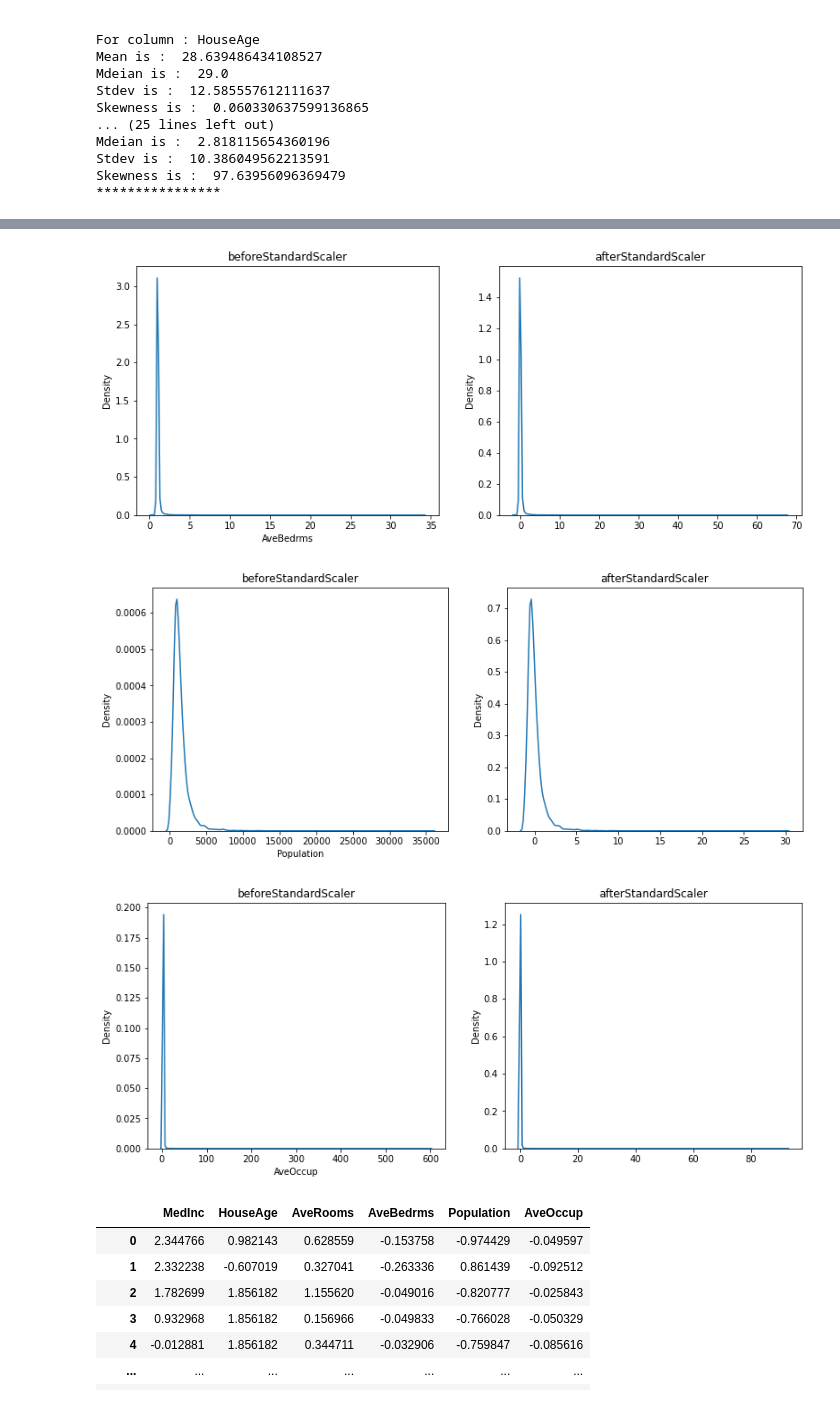
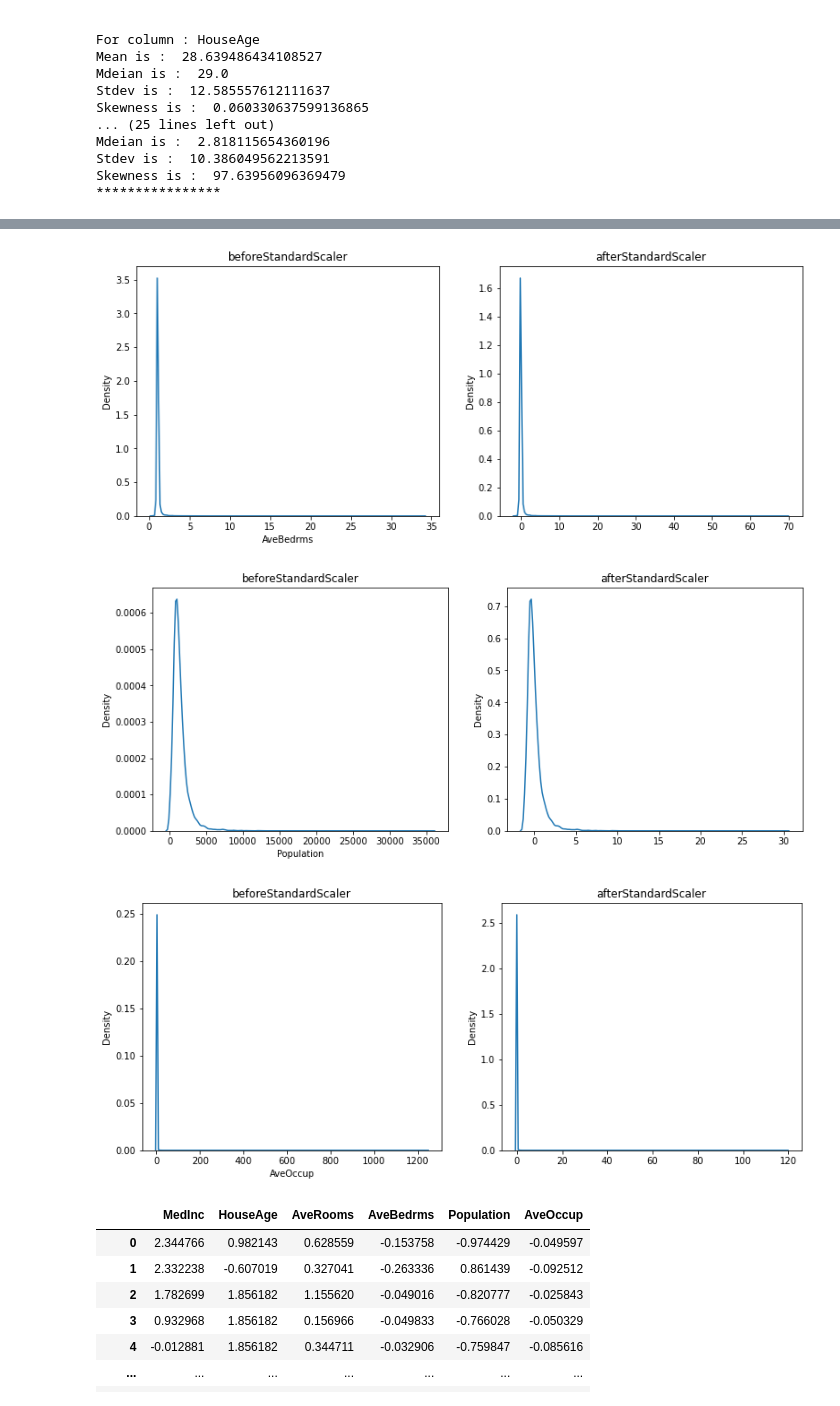
Before and after one commit to ganeshhub94/ML_Tweak, a Jupyter notebook: Types of scaling.ipynb, the cells around one changed output, grey strips where cells are left out. Saved outputs shown, nothing was run; the diff lists cells and outputs as text; code cells hidden in the pictures.

```diff
--- a/Types of scaling.ipynb
+++ b/Types of scaling.ipynb
@@ -130,7 +130,7 @@ def plots(df,var,t):
     sns.kdeplot(p1)
     plt.title('after' + str(t).split('(')[0])
 # %%
-for i in X_train.columns:
-    plots(X_train,i,StandardScaler())
+for i in X.columns:
+    plots(X,i,StandardScaler())
 # %% [output]
 [figure]
@@ -138,7 +138,7 @@ for i in X_train.columns:
 [figure]
-[figure, old version]
+[figure, new version]
 [figure]
-[figure, old version]
+[figure, new version]
 # %%
 scale = StandardScaler()
 # %%
```
Also changed, not shown: parts of 1 cell of this notebook, 1 other file.
